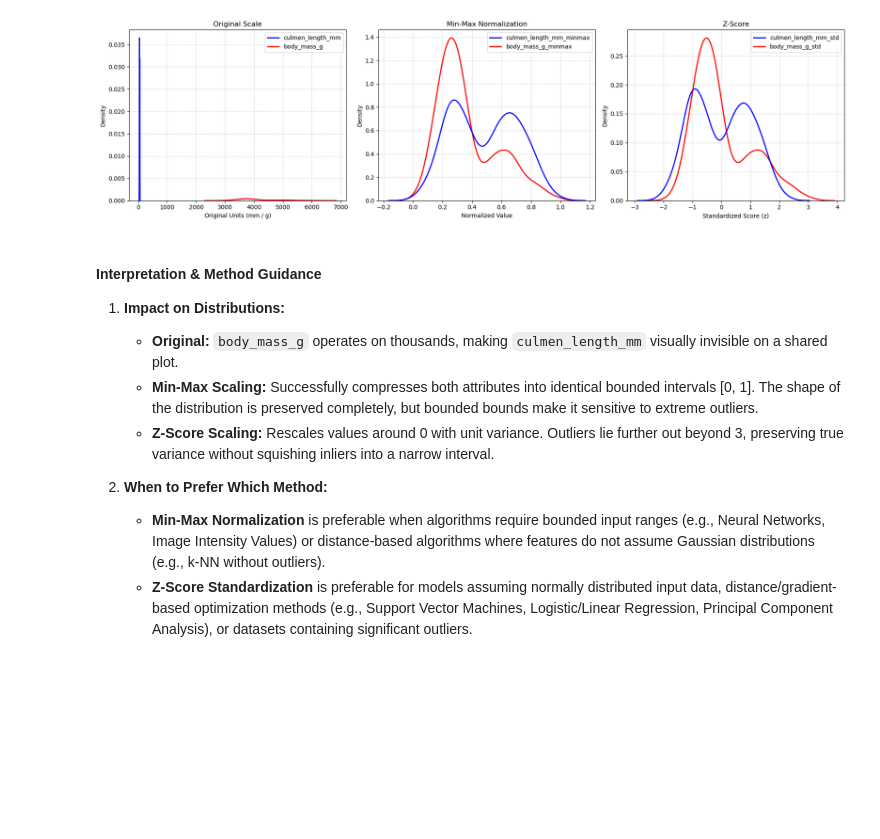
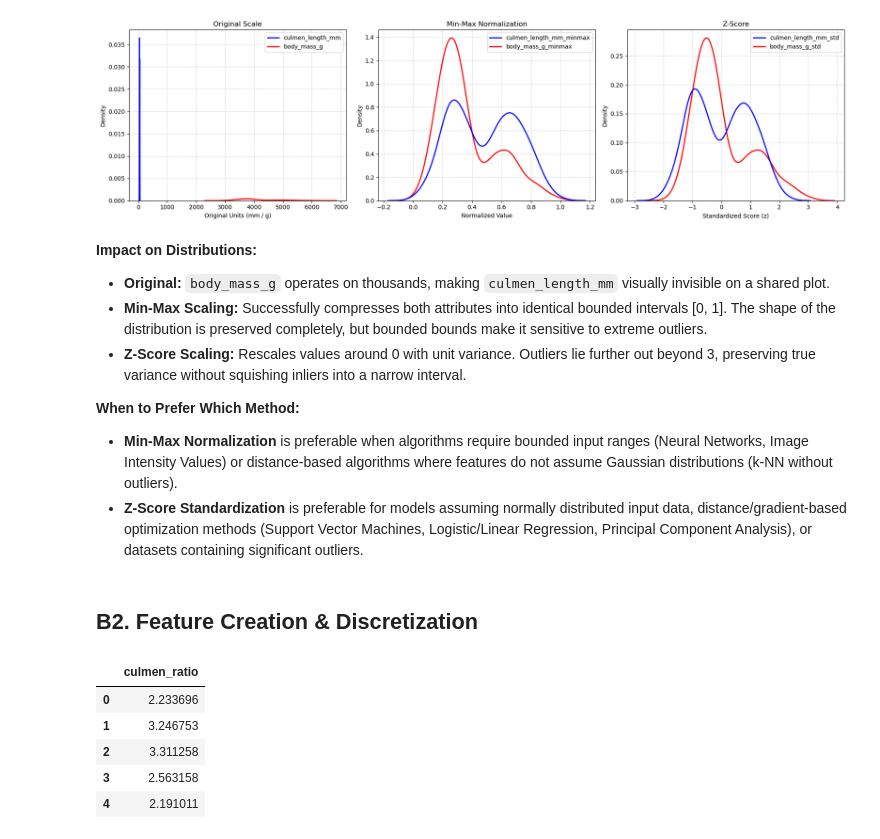
Before and after one commit to JohannFloydmann/MachineLearning, a Jupyter notebook: sis1/sis1.ipynb, the cells around one changed output. Cells and saved outputs as stored; diff of their text form; code cells hidden in the pictures; blank space fills up the shorter version.

```diff
--- a/sis1/sis1.ipynb
+++ b/sis1/sis1.ipynb
@@ -271,13 +271,24 @@ plt.show()
 # %% [output]
 [figure]
 # %% [markdown]
-#### Interpretation & Method Guidance
 
-1. **Impact on Distributions:**
+**Impact on Distributions:**
    - **Original:** `body_mass_g` operates on thousands, making `culmen_length_mm` visually invisible on a shared plot.
    - **Min-Max Scaling:** Successfully compresses both attributes into identical bounded intervals [0, 1]. The shape of the distribution is preserved completely, but bounded bounds make it sensitive to extreme outliers.
    - **Z-Score Scaling:** Rescales values around 0 with unit variance. Outliers lie further out beyond 3, preserving true variance without squishing inliers into a narrow interval.
 
-2. **When to Prefer Which Method:**
-   - **Min-Max Normalization** is preferable when algorithms require bounded input ranges (e.g., Neural Networks, Image Intensity Values) or distance-based algorithms where features do not assume Gaussian distributions (e.g., k-NN without outliers).
-   - **Z-Score Standardization** is preferable for models assuming normally distributed input data, distance/gradient-based optimization methods (e.g., Support Vector Machines, Logistic/Linear Regression, Principal Component Analysis), or datasets containing significant outliers.
+**When to Prefer Which Method:**
+   - **Min-Max Normalization** is preferable when algorithms require bounded input ranges (Neural Networks, Image Intensity Values) or distance-based algorithms where features do not assume Gaussian distributions (k-NN without outliers).
+   - **Z-Score Standardization** is preferable for models assuming normally distributed input data, distance/gradient-based optimization methods (Support Vector Machines, Logistic/Linear Regression, Principal Component Analysis), or datasets containing significant outliers.
+# %% [markdown]
+## B2. Feature Creation & Discretization
+# %%
+df_knn['culmen_ratio'] = df_knn['culmen_length_mm'] / df_knn['culmen_depth_mm']
+df_knn[['culmen_ratio']].head()
+# %% [output]
+|  | culmen_ratio |
+| 0 | 2.233696 |
+| 1 | 3.246753 |
+| 2 | 3.311258 |
+| 3 | 2.563158 |
+| 4 | 2.191011 |
```
Also changed, not shown: parts of 4 cells of this notebook, 1 other file.
